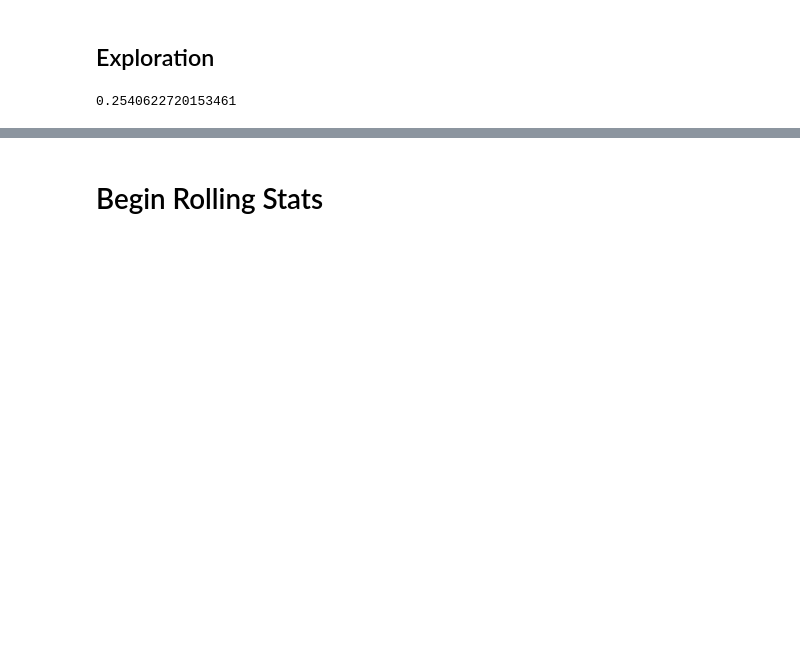
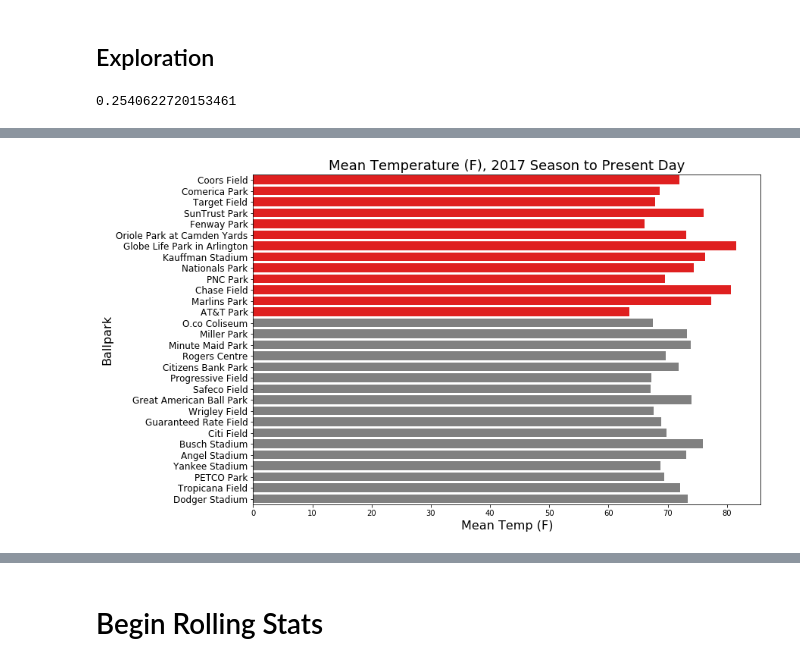
Before and after one commit to Tucker-Allen/MLB_Predictions, a Jupyter notebook: code/code.ipynb, the cells around one changed output, grey strips where cells are left out. Saved outputs shown, nothing was run; the diff lists cells and outputs as text; code cells hidden in the pictures; blank space fills up the shorter version.

```diff
--- a/code/code.ipynb
+++ b/code/code.ipynb
@@ -538,0 +608,11 @@ tb
+# %%
+fig, ax1 = plt.subplots(figsize=(12,8))
+
+clrs = ['grey' if (x < all_bat_avg) else 'red' for x in stad_merged['Avg.'] ]
+g1 = sns.barplot(stad_merged['Mean_Temp'], stad_merged['Stadium'], orient='h', palette=clrs )
+g1.set_title('Mean Temperature (F), 2017 Season to Present Day', fontsize=18)
+g1.set_xlabel('Mean Temp (F)', fontsize=16)
+g1.set_ylabel('Ballpark', fontsize=16)
+g1.set_yticklabels(stad_merged['Stadium'], fontsize=12);
+# %% [output]
+[figure, added]
```
Also changed, not shown: parts of 42 cells of this notebook.
